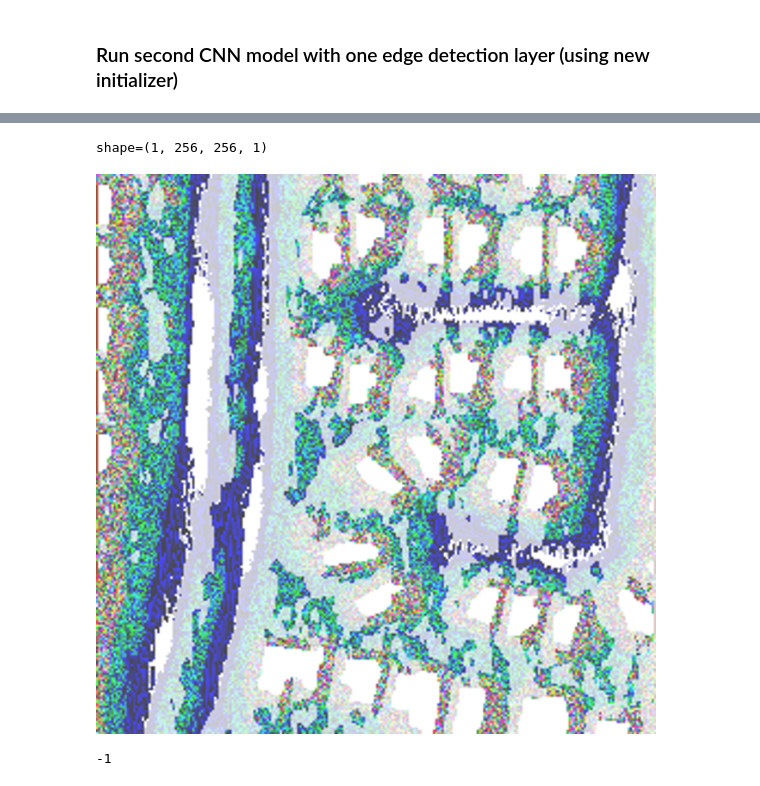
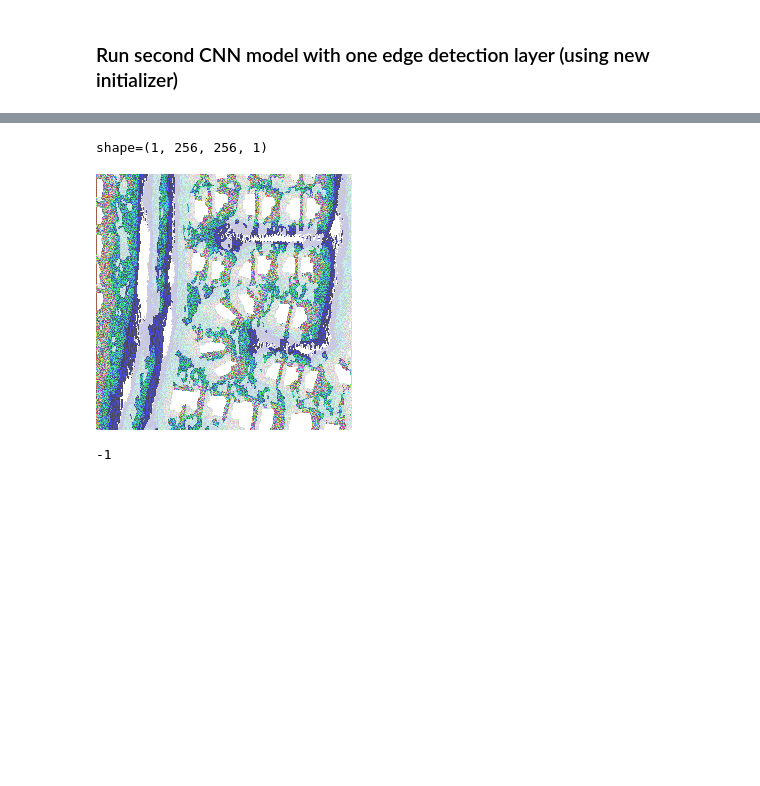
Before and after one commit to wp-cdas/UNet-Humphries, a Jupyter notebook: Edge_Detect_Filter.ipynb, the cells around one changed output, grey strips where cells are left out. Cells and saved outputs as stored; diff of their text form; code cells hidden in the pictures; blank space fills up the shorter version.

```diff
--- a/Edge_Detect_Filter.ipynb
+++ b/Edge_Detect_Filter.ipynb
@@ -99,43 +93,33 @@ NameError: name 'thr' is not defined
 #pred1 = model1.predict(np_img)
 pred1 = model1.predict(pred)
 # pred1
-# %%
-# i=0
-# for p in pred1:
-#     for j in p:
-#         print(i)
-#         i+=1
-#         m=0
-#         for n in j:
-#             print('a'+str(m))
-#             m+=1
-#             for w in n:
-#                 print('t')
-print('shape={}'.format(pred1.shape))
-# %% [output]
-shape=(1, 256, 256, 1)
+# %%
+
+print('shape={}'.format(pred1.shape))
+# %% [output]
+shape=(1, 256, 256, 1)
 # %%
 predRe = pred1.reshape(256,256)
-maskArrThresh = np.zeros((predRe.shape[0], predRe.shape[1], 4))
-maskArrThresh[:,:, 0] = 50
-maskArrThresh[:,:, 1] = 255
-maskArrThresh[:,:, 2] = 0
-for row in range(0, predRe.shape[0]):
-    for col in range(0, predRe.shape[1]):
-        maskArrThresh[row, col, 3] = 255 - int(predRe[row, col] * 255)
-maskArrThresh = maskArrThresh.astype("uint8")
+# maskArrThresh = np.zeros((predRe.shape[0], predRe.shape[1], 4))
+# maskArrThresh[:,:, 0] = 50
+# maskArrThresh[:,:, 1] = 255
+# maskArrThresh[:,:, 2] = 0
+# for row in range(0, predRe.shape[0]):
+#     for col in range(0, predRe.shape[1]):
+#         maskArrThresh[row, col, 3] = 255 - int(predRe[row, col] * 255)
+# maskArrThresh = maskArrThresh.astype("uint8")
 maskImg = Image.fromarray(predRe, 'RGBA')
 
 PANImg = Image.open('/data/spacenet/bldg/AllTest/PAN-PNG/PAN_AOI_2_Vegas_img1016.png')
 PANImgT = PANImg.convert('RGBA')
 
 PANDim = (PANImgT.width, PANImgT.height)
 maskImgRe = maskImg.resize(PANDim)
 
-comp = Image.alpha_composite(PANImgT, maskImgRe)
-maskImgRe
+#comp = Image.alpha_composite(PANImgT, maskImgRe)
+maskImg
 # %% [output]
-[figure, old version]
+[figure, new version]
 # %%
 comp.save('comp')
 # %%
```
Also changed, not shown: parts of 3 cells of this notebook, 1 other file.
